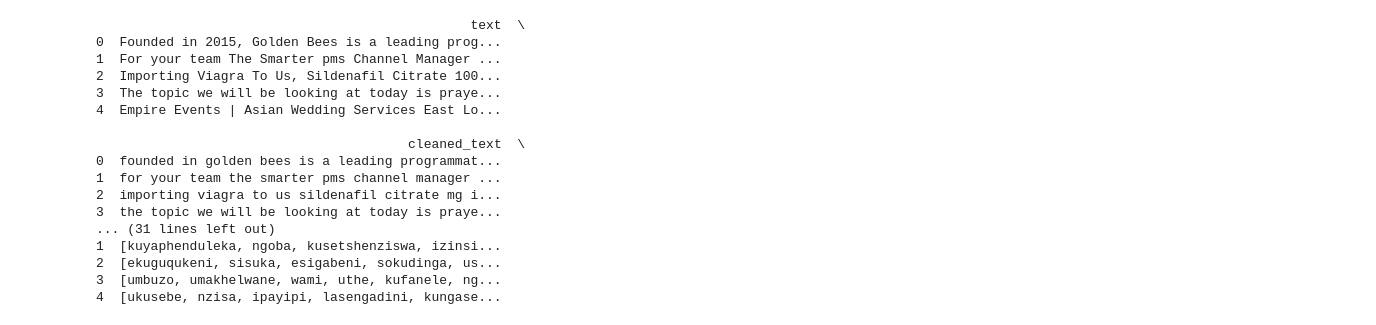
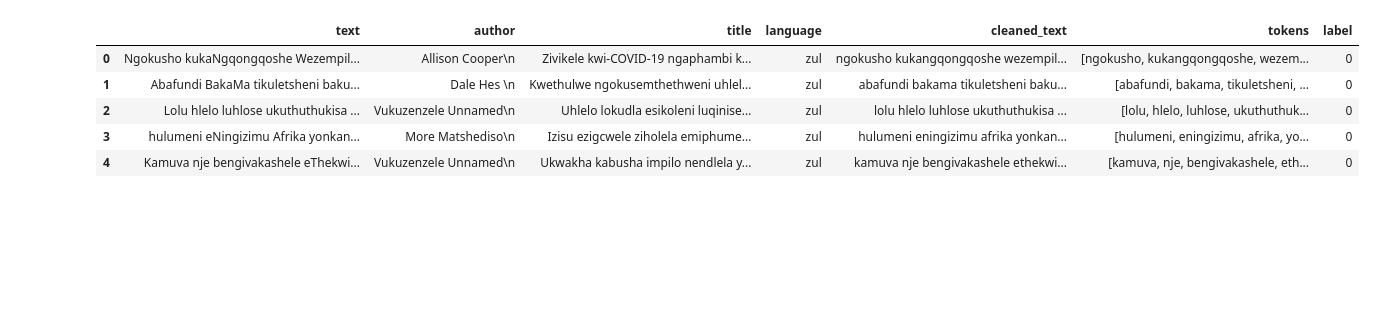
Before and after one commit to Amanda9805/Detecting-Machine-Generated-Texts, a Jupyter notebook: COS_760_Project.ipynb, the cells around one changed output. Cells and saved outputs as stored; diff of their text form; code cells hidden in the pictures; blank space fills up the shorter version.

```diff
--- a/COS_760_Project.ipynb
+++ b/COS_760_Project.ipynb
@@ -49,25 +90,9 @@ zul_df = zul_df.rename(columns={'__index_level_0__': 'sentence_id'})
 # %%
-import re
-import nltk
-nltk.download('punkt_tab')
-from nltk.tokenize import word_tokenize
+# eng_df['cleaned_text'] = eng_df['text'].apply(clean_text)
+# eng_df['tokens'] = eng_df['cleaned_text'].apply(word_tokenize)
+# print(eng_df.head())
 
-def clean_text(text):
-    # Remove URLs
-    text = re.sub(r'http\S+|www\S+|https\S+', '', text, flags=re.MULTILINE)
-    # Remove special characters and numbers
-    text = re.sub(r'[^a-zA-Z\s]', '', text)
-    # Convert to lowercase
-    text = text.lower()
-    # Remove extra whitespace
-    text = ' '.join(text.split())
-    return text
-
-eng_df['cleaned_text'] = eng_df['text'].apply(clean_text)
-eng_df['tokens'] = eng_df['cleaned_text'].apply(word_tokenize)
-print(eng_df.head())
-
-zul_df['cleaned_text'] = zul_df['zul'].apply(clean_text)
+zul_df['cleaned_text'] = zul_df['text'].apply(clean_text)
 zul_df['tokens'] = zul_df['cleaned_text'].apply(word_tokenize)
-print(zul_df.head())
+zul_df.head()
 # %% [output]
@@ -76,20 +100,9 @@ print(zul_df.head())
-                                                text  \
-0  Founded in 2015, Golden Bees is a leading prog...
-1  For your team The Smarter pms Channel Manager ...
-2  Importing Viagra To Us, Sildenafil Citrate 100...
-3  The topic we will be looking at today is praye...
-4  Empire Events | Asian Wedding Services East Lo...
-
-                                        cleaned_text  \
-0  founded in golden bees is a leading programmat...
-1  for your team the smarter pms channel manager ...
-2  importing viagra to us sildenafil citrate mg i...
-3  the topic we will be looking at today is praye...
-... (31 lines left out)
-1  [kuyaphenduleka, ngoba, kusetshenziswa, izinsi...
-2  [ekuguqukeni, sisuka, esigabeni, sokudinga, us...
-3  [umbuzo, umakhelwane, wami, uthe, kufanele, ng...
-4  [ukusebe, nzisa, ipayipi, lasengadini, kungase...
+|  | text | author | title | language | cleaned_text | tokens | label |
+| 0 | Ngokusho kukaNgqongqoshe Wezempil... | Allison Cooper\n | Zivikele kwi-COVID-19 ngaphambi k... | zul | ngokusho kukangqongqoshe wezempil... | [ngokusho, kukangqongqoshe, wezem... | 0 |
+| 1 | Abafundi BakaMa tikuletsheni baku... | Dale Hes \n | Kwethulwe ngokusemthethweni uhlel... | zul | abafundi bakama tikuletsheni baku... | [abafundi, bakama, tikuletsheni, ... | 0 |
+| 2 | Lolu hlelo luhlose ukuthuthukisa ... | Vukuzenzele Unnamed\n | Uhlelo lokudla esikoleni luqinise... | zul | lolu hlelo luhlose ukuthuthukisa ... | [lolu, hlelo, luhlose, ukuthuthuk... | 0 |
+| 3 | hulumeni eNingizimu Afrika yonkan... | More Matshediso\n | Izisu ezigcwele ziholela emiphume... | zul | hulumeni eningizimu afrika yonkan... | [hulumeni, eningizimu, afrika, yo... | 0 |
+| 4 | Kamuva nje bengivakashele eThekwi... | Vukuzenzele Unnamed\n | Ukwakha kabusha impilo nendlela y... | zul | kamuva nje bengivakashele ethekwi... | [kamuva, nje, bengivakashele, eth... | 0 |
 # %%
 from transformers import pipeline
 import json
```
Also changed, not shown: parts of 8 cells of this notebook.
